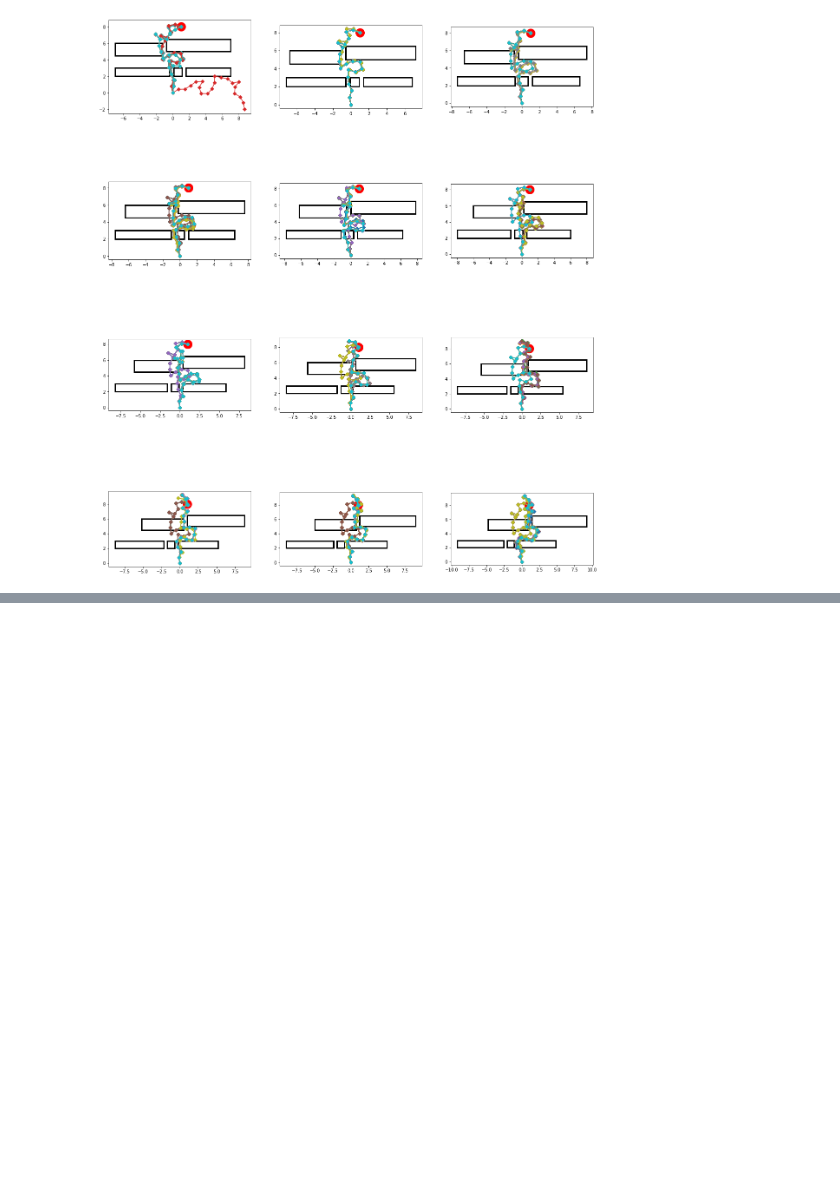
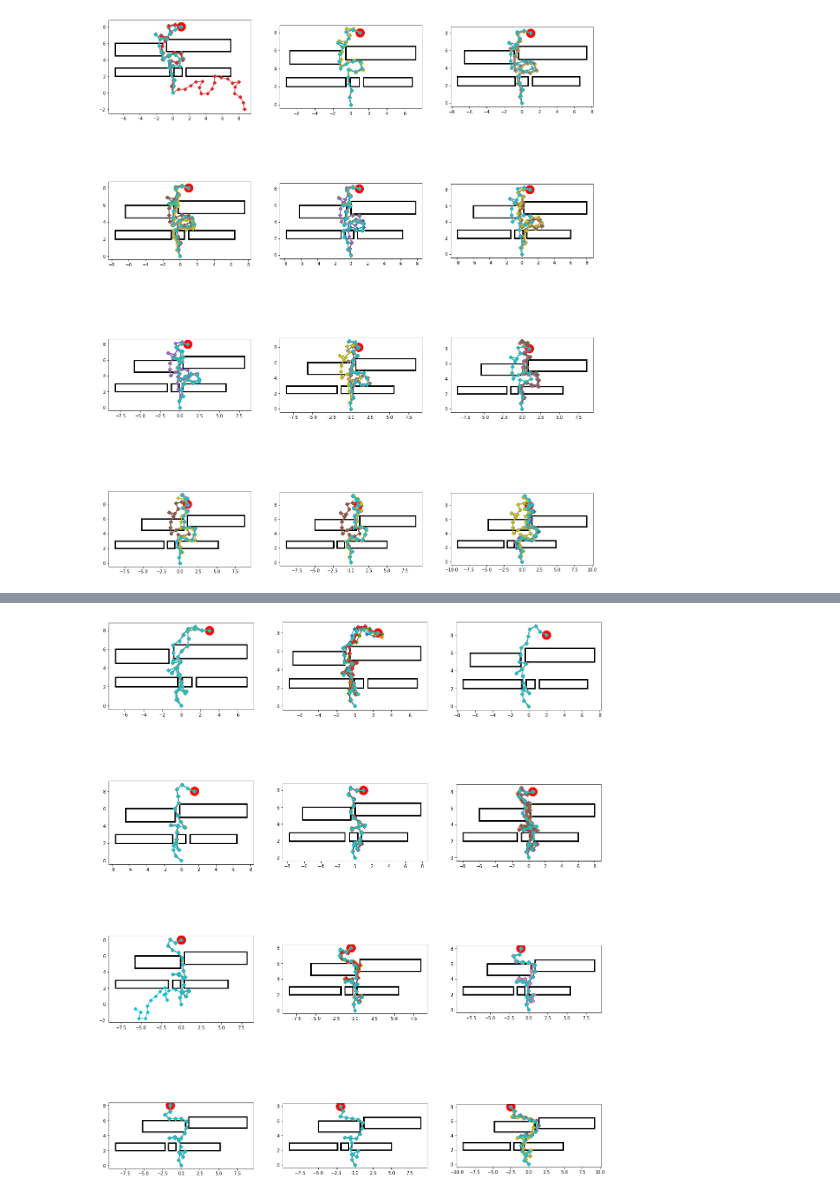
Before and after one commit to JaworWr/Dynamic-inverse-kinematics, a Jupyter notebook: First_dynamic_experiment.ipynb, the cells around one changed output, grey strips where cells are left out. Drawn from its saved outputs; the diff is of its cells as text; code cells hidden in the pictures; blank space fills up the shorter version.

```diff
--- a/First_dynamic_experiment.ipynb
+++ b/First_dynamic_experiment.ipynb
@@ -143,0 +204,11 @@ draw_dynamic_solutions(infeasible_populations, S, target, target_v, rectangles,
+# %%
+infeasible_populations = []
+for populations, scores in zip(population_hist, score_hist):
+    mask = scores[-1][:, 1] == 0.
+    infeasible_population = populations[-1][~mask, :]
+    infeasible_populations.append(infeasible_population)
+
+draw_dynamic_solutions(infeasible_populations, S, target, target_v, rectangles, rectangle_vs, np.arange(T),
+                       nrows=4, ncols=3, figsize=(20, 25))
+# %% [output]
+[figure, added]
```
Also changed, not shown: parts of 2 cells of this notebook.
